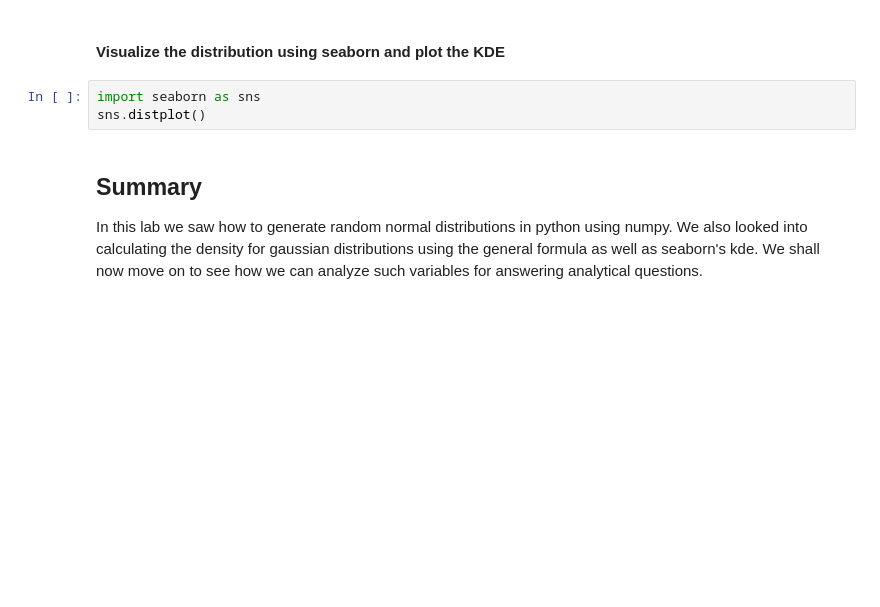
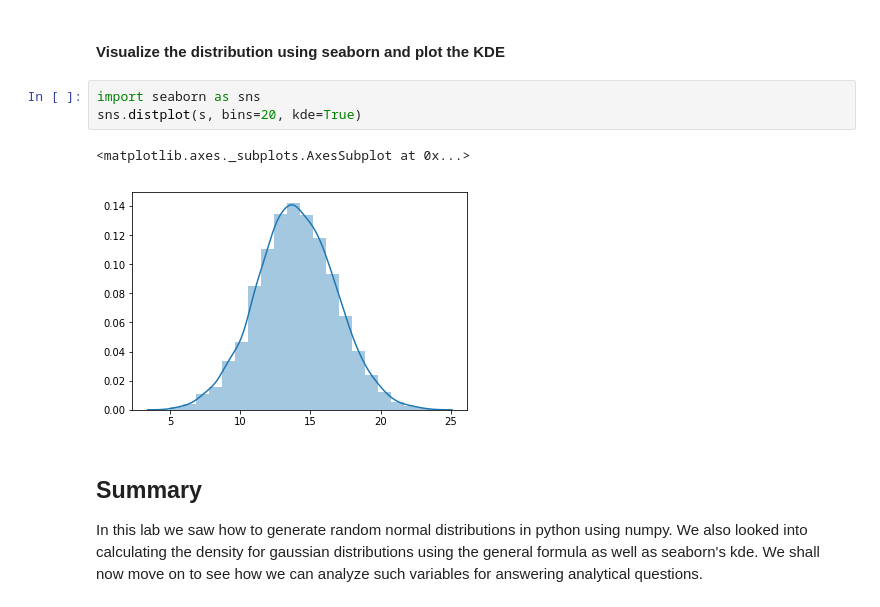
Before and after one commit to AlludedCrabb/dsc-1-09-13-normal-gaussian-distributions-lab-seattle-ds-career-040119, a Jupyter notebook: index.ipynb, the cells around one changed output. Cells and saved outputs as stored; diff of their text form; blank space fills up the shorter version.

```diff
--- a/index.ipynb
+++ b/index.ipynb
@@ -52,7 +52,10 @@ plt.show()
 #### Visualize the distribution using seaborn and plot the KDE
 # %%
 import seaborn as sns
-sns.distplot()
+sns.distplot(s, bins=20, kde=True)
+# %% [output]
+<matplotlib.axes._subplots.AxesSubplot at 0x...>
+[figure, added]
 # %% [markdown]
 ## Summary
 
```
